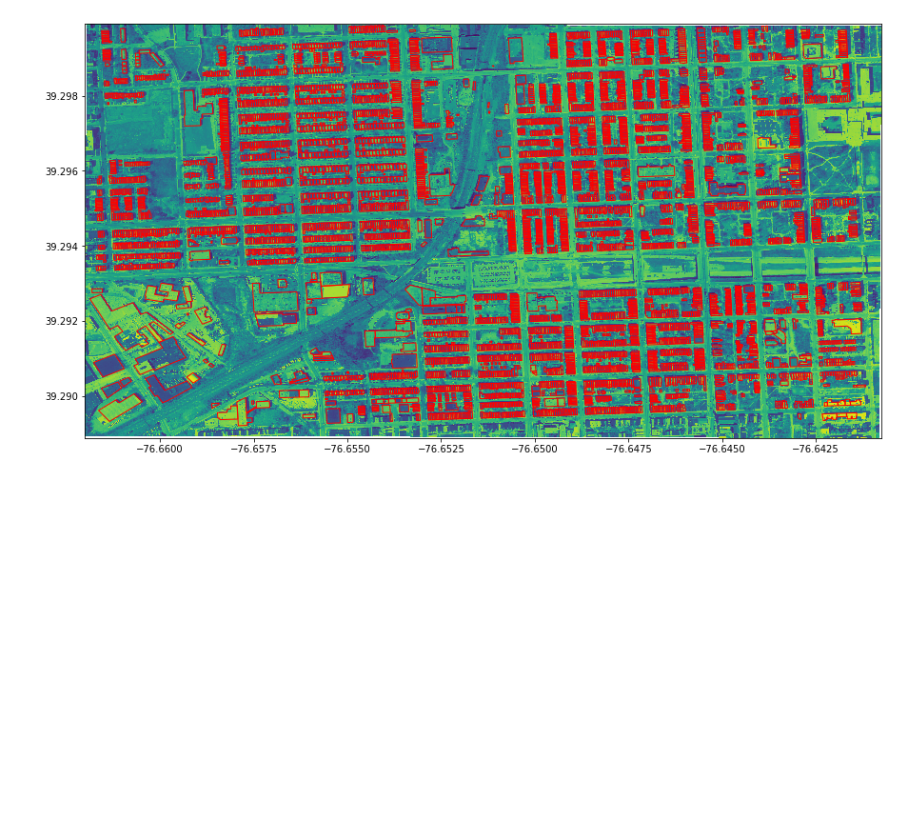
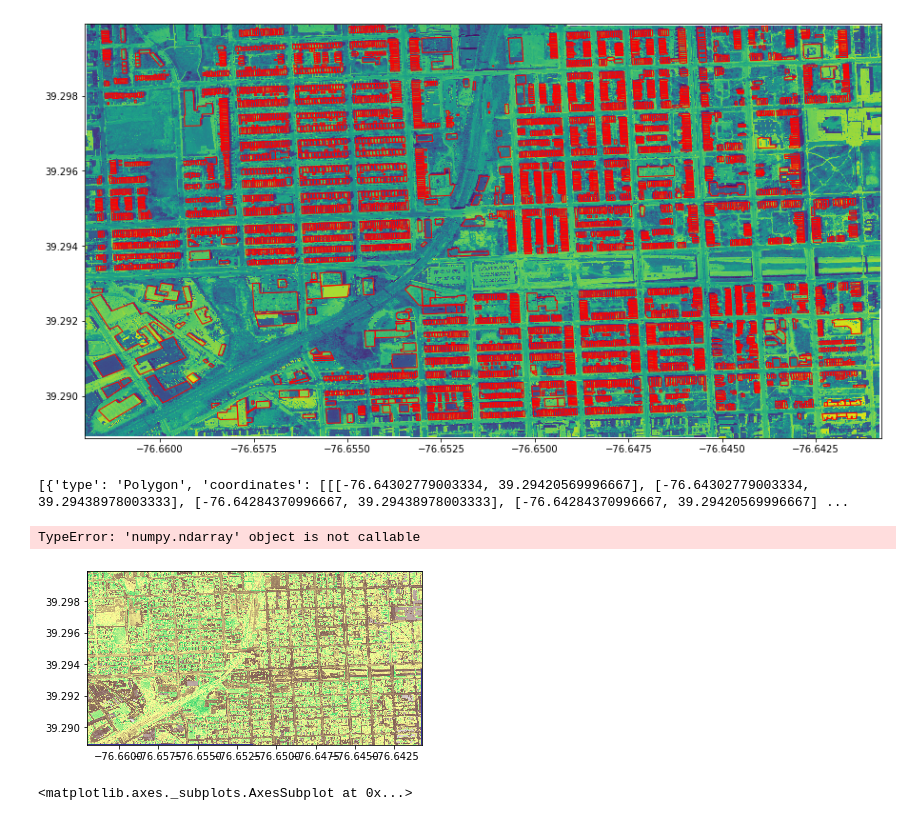
Before and after one commit to slpitz/bmoreStreamL, a Jupyter notebook: trainingWidgets.ipynb, the cells around one changed output. Drawn from its saved outputs; the diff is of its cells as text; code cells hidden in the pictures; blank space fills up the shorter version.

```diff
--- a/trainingWidgets.ipynb
+++ b/trainingWidgets.ipynb
@@ -449,0 +490,29 @@ buildings.plot(ax=ax, facecolor='none', edgecolor='red')
+# %%
+coords = getFeatures(geo)
+print(coords)
+
+out_img, out_transform = mask(raster, coords, crop=True)
+out_meta = raster.meta.copy()
+epsg_code = int(raster.crs.data['init'][5:])
+
+out_meta.update({"driver": "GTiff",
+                 "height": out_img.shape[1],
+                 "width": out_img.shape[2],
+                 "count": 4,
+                 "transform": out_transform})
+
+with rasterio.open("1909.tif", "w", **out_meta) as dest:
+    dest.write(out_img[:4])
+
+clipped = rasterio.open("1909.tif")
+show((clipped, 4), cmap='inferno')
+# %% [output]
+[{'type': 'Polygon', 'coordinates': [[[-76.64302779003334, 39.29420569996667], [-76.64302779003334, 39.29438978003333], [-76.64284370996667, 39.29438978003333], [-76.64284370996667, 39.29420569996667] ...
+TypeError: 'numpy.ndarray' object is not callable
+# %%
+fp = r"201402_baltimore_city_md_6in_sp_cnir/vol001/45098103wgs84.tif"
+data = rasterio.open(fp)
+show((data, 3), cmap='terrain')
+# %% [output]
+[figure, added]
+<matplotlib.axes._subplots.AxesSubplot at 0x...>
```
Also changed, not shown: parts of 9 cells of this notebook.
